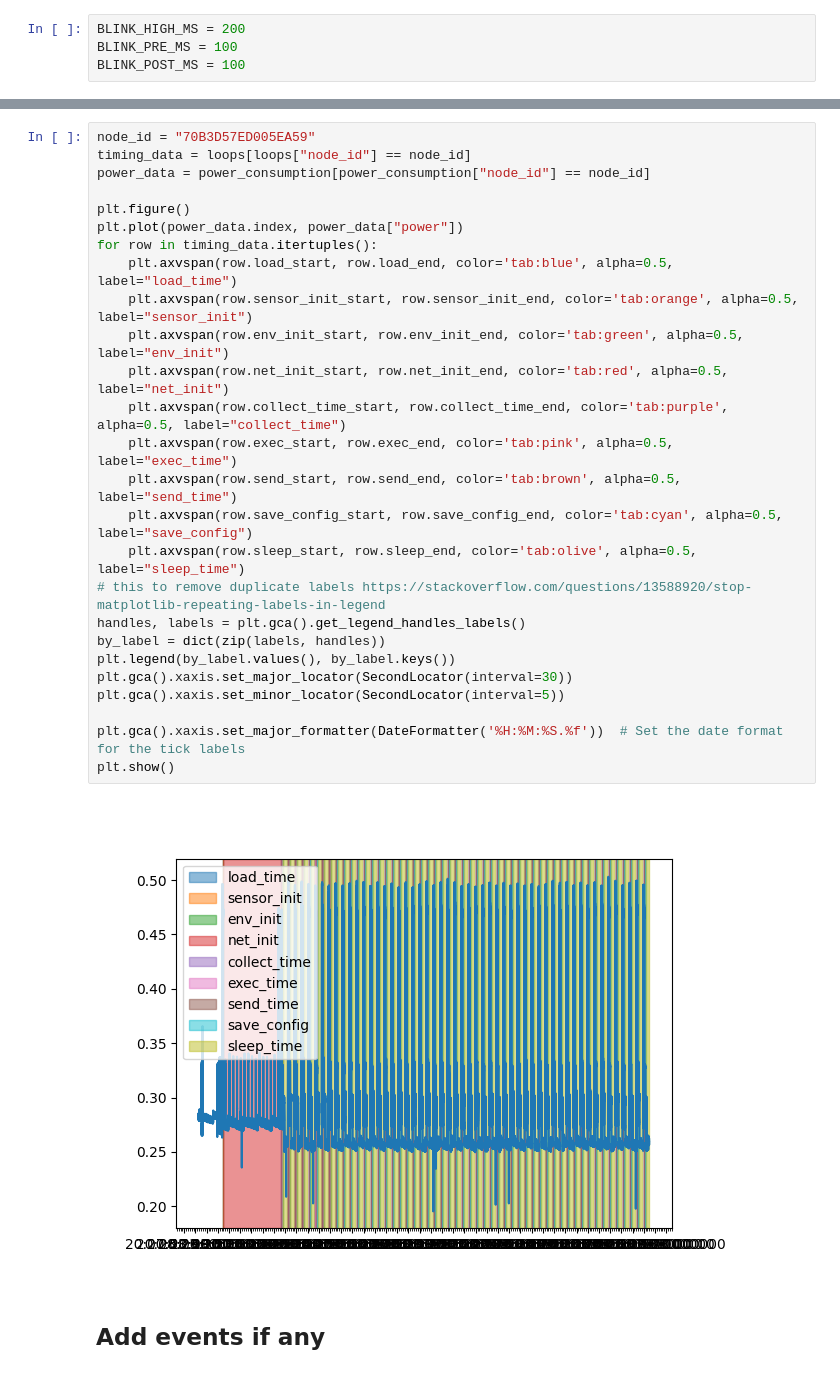
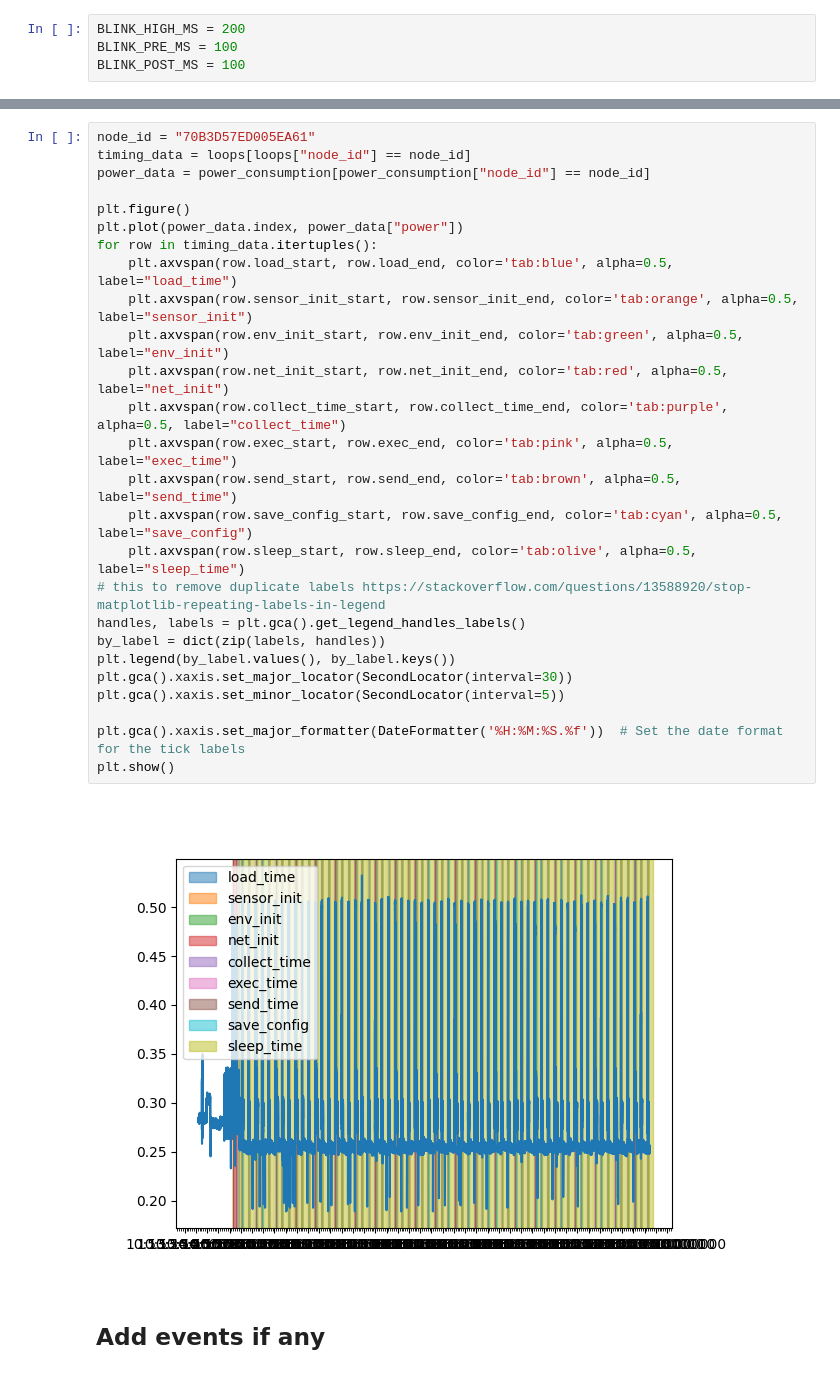
Before and after one commit to FlapKap/Terra-experiments, a Jupyter notebook: experiment/visualize.ipynb, the cells around one changed output, grey strips where cells are left out. Drawn from its saved outputs; the diff is of its cells as text.

```diff
--- a/experiment/visualize.ipynb
+++ b/experiment/visualize.ipynb
@@ -446,31 +455,31 @@ loops.replace(-1,0) # remove -1 values. They show up if the time measurement is
 # %%
-node_id = "70B3D57ED005EA59"
+node_id = "70B3D57ED005EA61"
 timing_data = loops[loops["node_id"] == node_id]
 power_data = power_consumption[power_consumption["node_id"] == node_id]
 
 plt.figure()
 plt.plot(power_data.index, power_data["power"])
 for row in timing_data.itertuples():
     plt.axvspan(row.load_start, row.load_end, color='tab:blue', alpha=0.5, label="load_time")
     plt.axvspan(row.sensor_init_start, row.sensor_init_end, color='tab:orange', alpha=0.5, label="sensor_init")
     plt.axvspan(row.env_init_start, row.env_init_end, color='tab:green', alpha=0.5, label="env_init")
     plt.axvspan(row.net_init_start, row.net_init_end, color='tab:red', alpha=0.5, label="net_init")
     plt.axvspan(row.collect_time_start, row.collect_time_end, color='tab:purple', alpha=0.5, label="collect_time")
     plt.axvspan(row.exec_start, row.exec_end, color='tab:pink', alpha=0.5, label="exec_time")
     plt.axvspan(row.send_start, row.send_end, color='tab:brown', alpha=0.5, label="send_time")
     plt.axvspan(row.save_config_start, row.save_config_end, color='tab:cyan', alpha=0.5, label="save_config")
     plt.axvspan(row.sleep_start, row.sleep_end, color='tab:olive', alpha=0.5, label="sleep_time")
 # this to remove duplicate labels https://stackoverflow.com/questions/13588920/stop-matplotlib-repeating-labels-in-legend
 handles, labels = plt.gca().get_legend_handles_labels()
 by_label = dict(zip(labels, handles))
 plt.legend(by_label.values(), by_label.keys())
 plt.gca().xaxis.set_major_locator(SecondLocator(interval=30))
 plt.gca().xaxis.set_minor_locator(SecondLocator(interval=5))
 
 plt.gca().xaxis.set_major_formatter(DateFormatter('%H:%M:%S.%f'))  # Set the date format for the tick labels
 plt.show()
 # %% [output]
-[figure, old version]
+[figure, new version]
 # %% [markdown]
 ## Add events if any
 # %%
```
Also changed, not shown: parts of 38 cells of this notebook.
